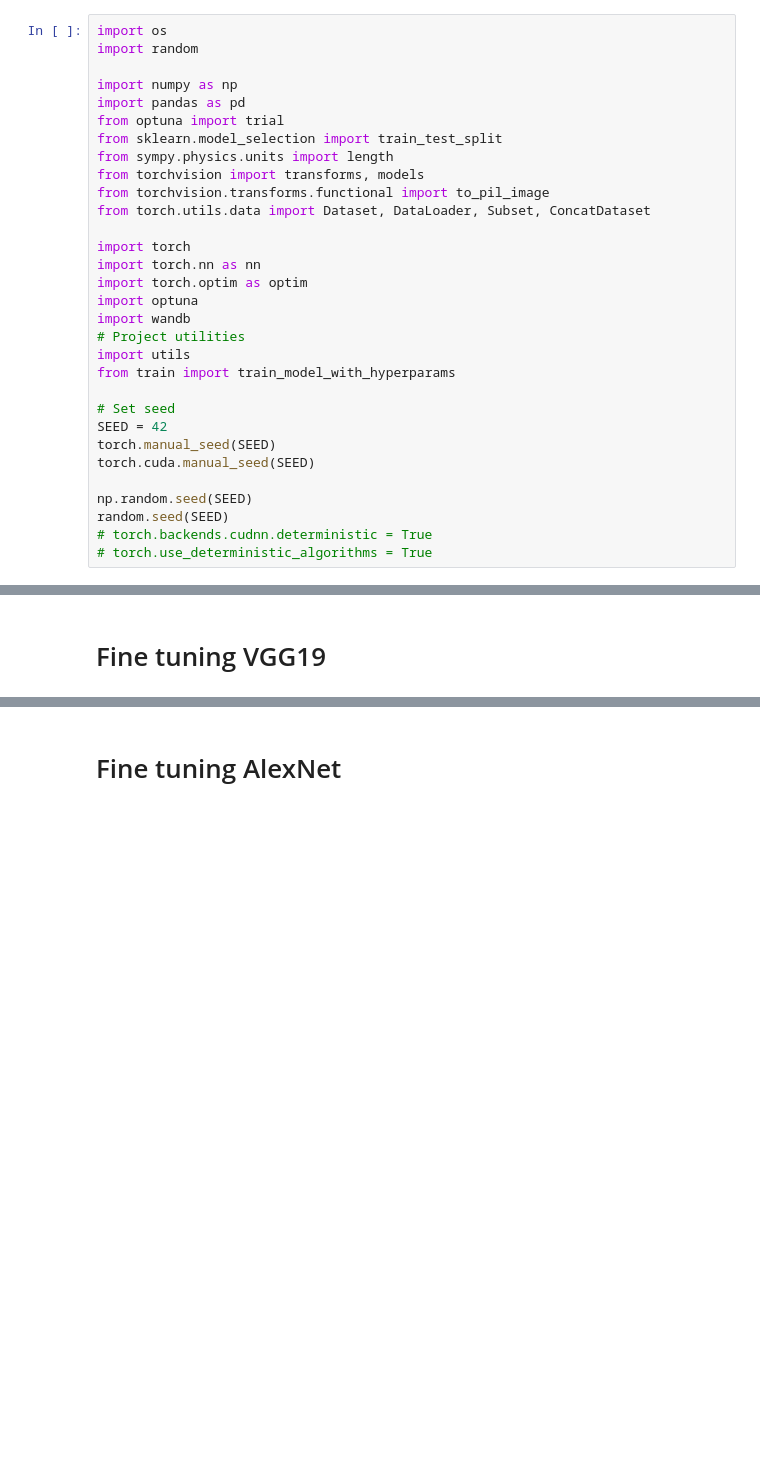
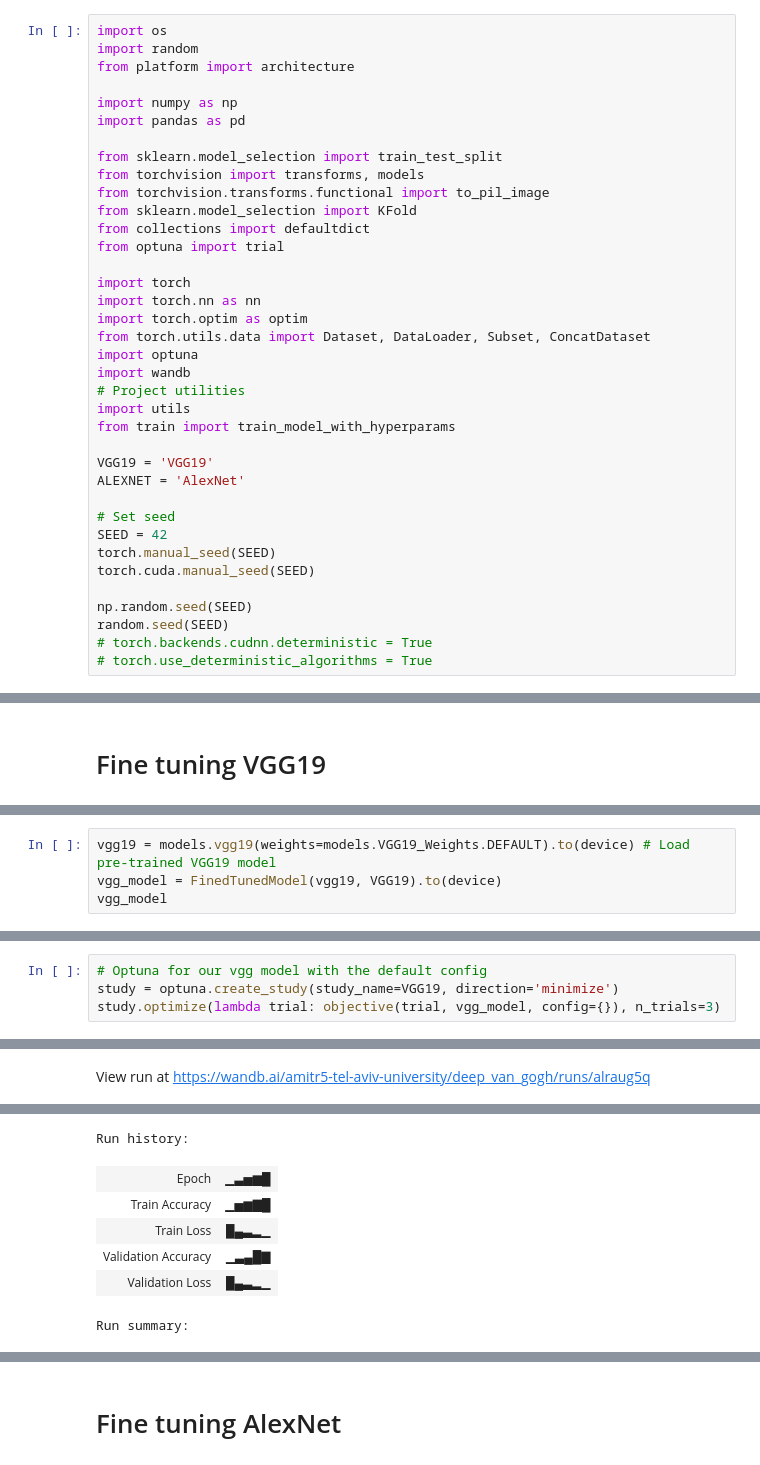
Before and after one commit to amitxy/deep_van_gogh, a Jupyter notebook: main.ipynb, the cells around one changed output, grey strips where cells are left out. Cells and saved outputs as stored; diff of their text form; blank space fills up the shorter version.

```diff
--- a/main.ipynb
+++ b/main.ipynb
@@ -1,24 +1,30 @@
 # %%
 import os
 import random
+from platform import architecture
 
 import numpy as np
 import pandas as pd
-from optuna import trial
+
 from sklearn.model_selection import train_test_split
-from sympy.physics.units import length
 from torchvision import transforms, models
 from torchvision.transforms.functional import to_pil_image
-from torch.utils.data import Dataset, DataLoader, Subset, ConcatDataset
+from sklearn.model_selection import KFold
+from collections import defaultdict
+from optuna import trial
 
 import torch
 import torch.nn as nn
 import torch.optim as optim
+from torch.utils.data import Dataset, DataLoader, Subset, ConcatDataset
 import optuna
 import wandb
 # Project utilities
 import utils
 from train import train_model_with_hyperparams
+
+VGG19 = 'VGG19'
+ALEXNET = 'AlexNet'
 
 # Set seed
 SEED = 42
@@ -114,0 +114,4 @@ VGG(
+# %%
+vgg19 = models.vgg19(weights=models.VGG19_Weights.DEFAULT).to(device) # Load pre-trained VGG19 model
+vgg_model = FinedTunedModel(vgg19, VGG19).to(device)
+vgg_model
@@ -114,0 +136,5 @@ VGG(
+# %%
+# Optuna for our vgg model with the default config
+study = optuna.create_study(study_name=VGG19, direction='minimize')
+study.optimize(lambda trial: objective(trial, vgg_model, config={}), n_trials=3)
+# %% [output]
@@ -114,0 +148 @@ VGG(
+View run at https://wandb.ai/amitr5-tel-aviv-university/deep_van_gogh/runs/alraug5q
@@ -114,0 +150,7 @@ VGG(
+Run history:
+| Epoch | ▁▃▅▆█ |
+| Train Accuracy | ▁▅▆▇█ |
+| Train Loss | █▄▃▂▁ |
+| Validation Accuracy | ▁▃▄█▇ |
+| Validation Loss | █▄▃▂▁ |
+Run summary:
```
Also changed, not shown: parts of 15 cells of this notebook.
